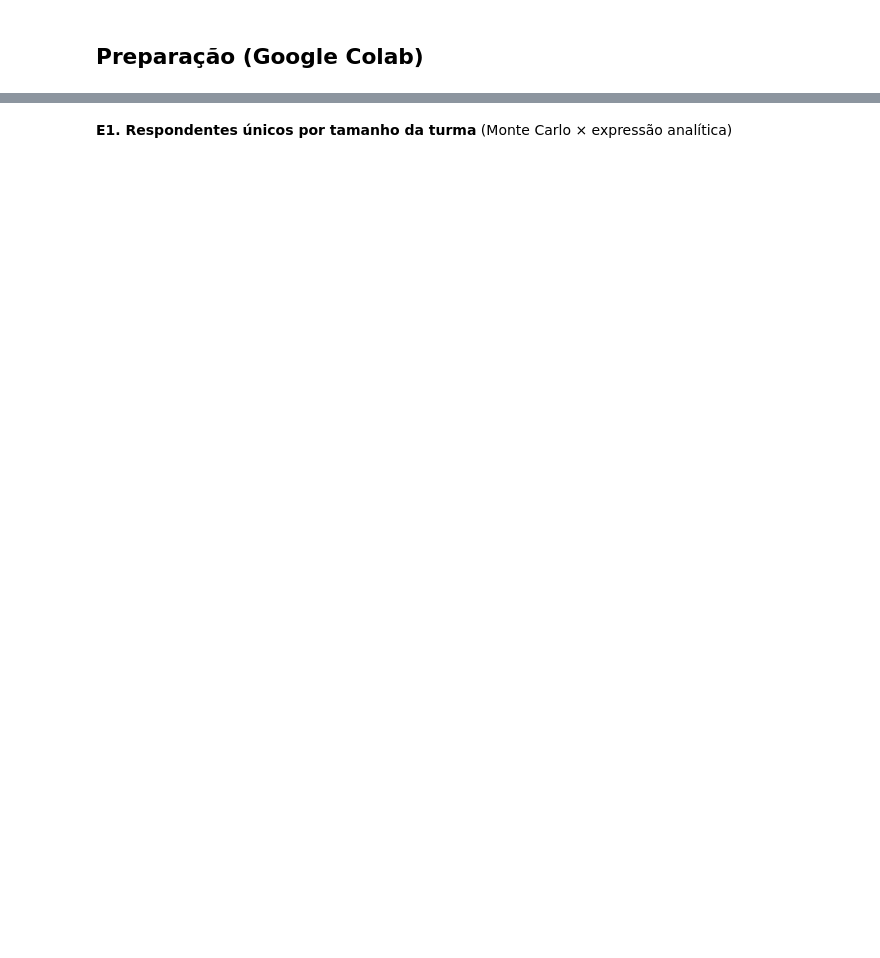
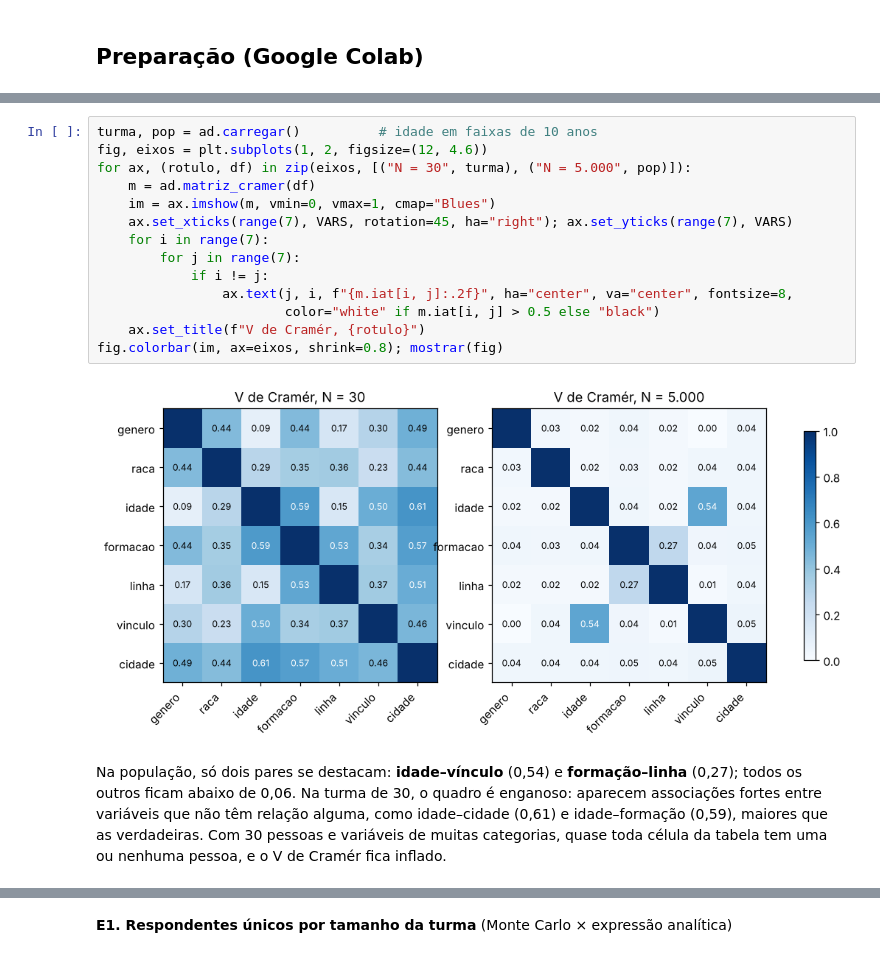
Before and after one commit to barbozapauloricardo/reidentificacao-populacoes-pequenas, a Jupyter notebook: testes_do_artigo.ipynb, the cells around one changed output, grey strips where cells are left out. Cells and saved outputs as stored; diff of their text form; blank space fills up the shorter version.

```diff
--- a/testes_do_artigo.ipynb
+++ b/testes_do_artigo.ipynb
@@ -150,0 +197,18 @@ Cada pergunta abaixo é respondida por uma consulta à rede (eliminação de var
+# %%
+turma, pop = ad.carregar()          # idade em faixas de 10 anos
+fig, eixos = plt.subplots(1, 2, figsize=(12, 4.6))
+for ax, (rotulo, df) in zip(eixos, [("N = 30", turma), ("N = 5.000", pop)]):
+    m = ad.matriz_cramer(df)
+    im = ax.imshow(m, vmin=0, vmax=1, cmap="Blues")
+    ax.set_xticks(range(7), VARS, rotation=45, ha="right"); ax.set_yticks(range(7), VARS)
+    for i in range(7):
+        for j in range(7):
+            if i != j:
+                ax.text(j, i, f"{m.iat[i, j]:.2f}", ha="center", va="center", fontsize=8,
+                        color="white" if m.iat[i, j] > 0.5 else "black")
+    ax.set_title(f"V de Cramér, {rotulo}")
+fig.colorbar(im, ax=eixos, shrink=0.8); mostrar(fig)
+# %% [output]
+[figure, added]
+# %% [markdown]
+Na população, só dois pares se destacam: **idade–vínculo** (0,54) e **formação–linha** (0,27); todos os outros ficam abaixo de 0,06. Na turma de 30, o quadro é enganoso: aparecem associações fortes entre variáveis que não têm relação alguma, como idade–cidade (0,61) e idade–formação (0,59), maiores que as verdadeiras. Com 30 pessoas e variáveis de muitas categorias, quase toda célula da tabela tem uma ou nenhuma pessoa, e o V de Cramér fica inflado.
```
Also changed, not shown: parts of 109 cells of this notebook, 2 other files.
